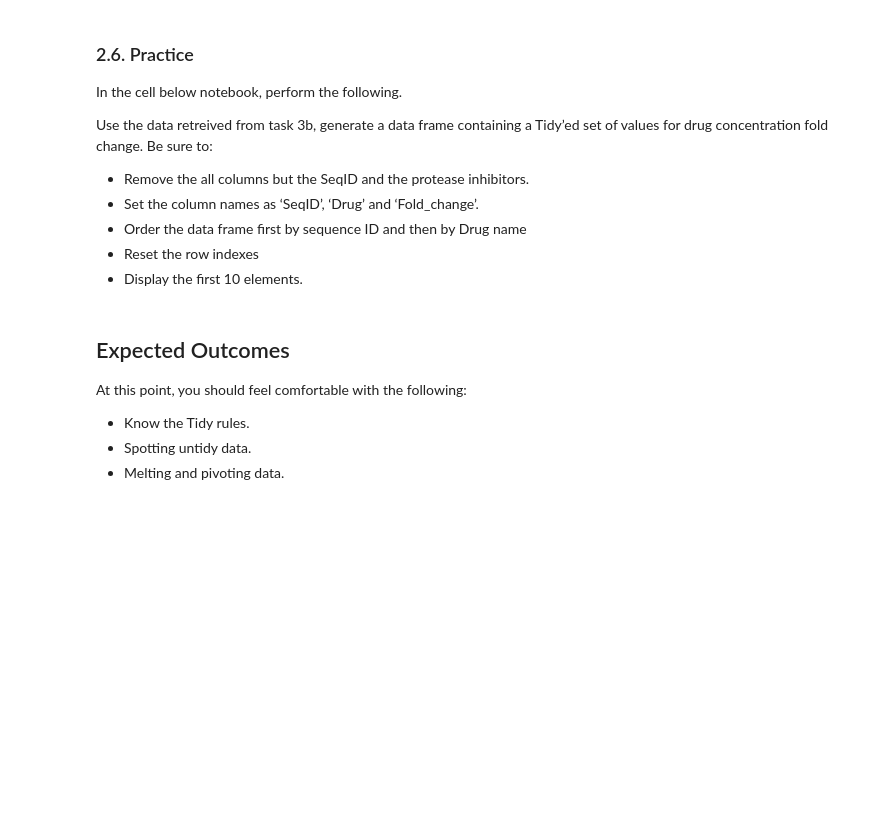
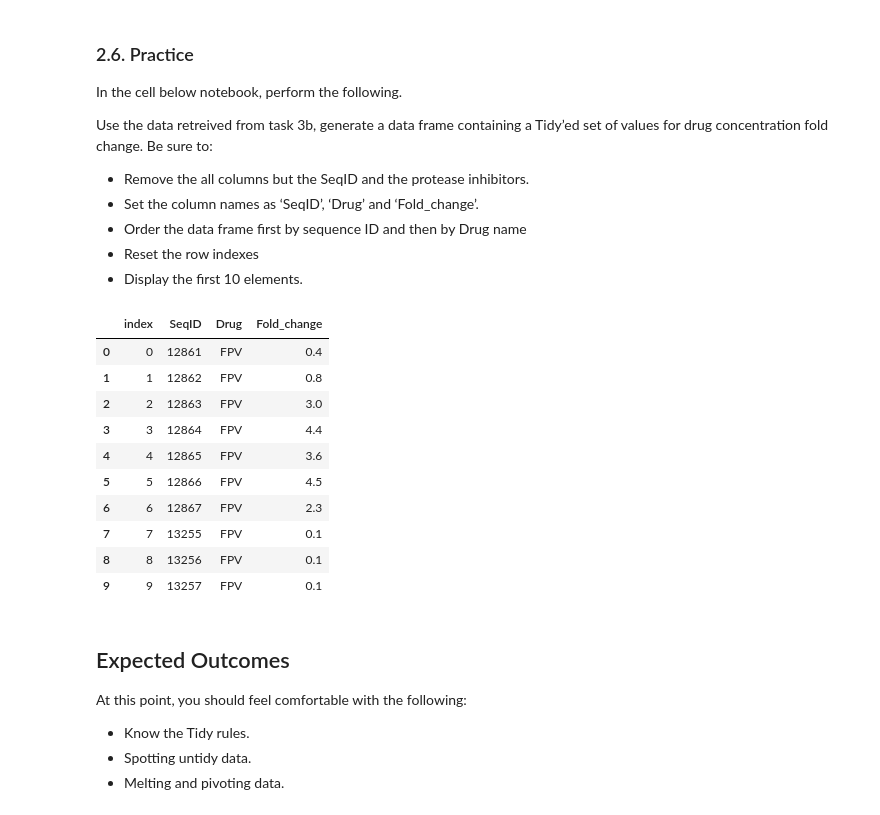
Before and after one commit to ko0000/Data-Analytics-With-Python, a Jupyter notebook: Module2-Data_Analytics/A05-Tidy_Data.ipynb, the cells around one changed output. Cells and saved outputs as stored; diff of their text form; code cells hidden in the pictures; blank space fills up the shorter version.

```diff
--- a/Module2-Data_Analytics/A05-Tidy_Data.ipynb
+++ b/Module2-Data_Analytics/A05-Tidy_Data.ipynb
@@ -426,3 +507,9 @@ Import this dataset into your notebook, view the top few rows of the data and re
 - What are the variables?
 - What are the observations?
 - What are the values?
+# %%
+drug=pd.read_csv("/Users/ko/Downloads/PI_DataSet.txt", sep='\t')
+drug.keys()
+#Variable is the seqId FPV ATV IDv etc.... each column anme
+# observation is the row
+# Value is the table
@@ -438,6 +531,24 @@ Use the data retreived from task 3b, generate a data frame containing a Tidy’e
 - Order the data frame first by sequence ID and then by Drug name
 - Reset the row indexes
 - Display the first 10 elements.
+# %%
+new_drug=drug[['SeqID', 'FPV', 'ATV', 'IDV', 'LPV', 'NFV', 'SQV', 'TPV', 'DRV']]
+
+new_drug2 = pd.melt(new_drug, id_vars=['SeqID'], var_name='Drug', value_name='Fold_change')
+new_drug2.reset_index(drop=False, inplace=True)
+new_drug2.head(10)
+# %% [output]
+|  | index | SeqID | Drug | Fold_change |
+| 0 | 0 | 12861 | FPV | 0.4 |
+| 1 | 1 | 12862 | FPV | 0.8 |
+| 2 | 2 | 12863 | FPV | 3.0 |
+| 3 | 3 | 12864 | FPV | 4.4 |
+| 4 | 4 | 12865 | FPV | 3.6 |
+| 5 | 5 | 12866 | FPV | 4.5 |
+| 6 | 6 | 12867 | FPV | 2.3 |
+| 7 | 7 | 13255 | FPV | 0.1 |
+| 8 | 8 | 13256 | FPV | 0.1 |
+| 9 | 9 | 13257 | FPV | 0.1 |
 # %% [markdown]
 ## Expected Outcomes
 At this point, you should feel comfortable with the following:
```
Also changed, not shown: parts of 10 cells of this notebook, 1 other file.
